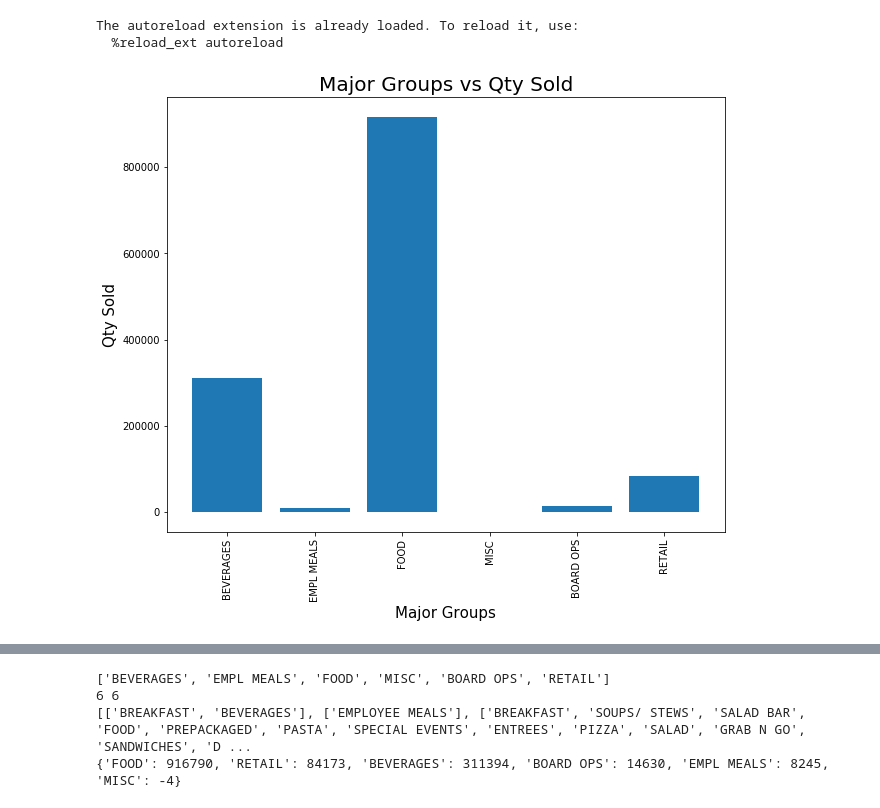
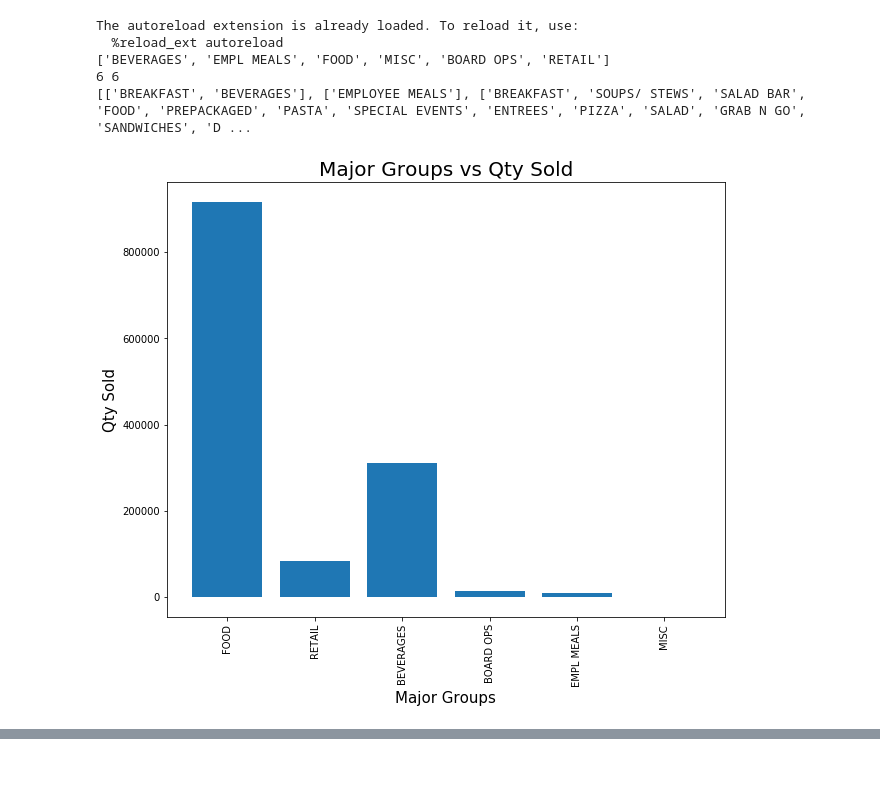
Before and after one commit to kgadgil/dining_services, a Jupyter notebook: Data_analysis.ipynb, the cells around one changed output, grey strips where cells are left out. Saved outputs shown, nothing was run; the diff lists cells and outputs as text; code cells hidden in the pictures; blank space fills up the shorter version.

Commit message:
removed plot_list func, removed qty_per_grp coz dict takes care of that

```diff
--- a/Data_analysis.ipynb
+++ b/Data_analysis.ipynb
@@ -32,27 +32,14 @@ def unique_list(data):
     unique_items = list(set(data))
     return unique_items
 
-def plot(data_x, data_y, xlabel, ylabel, title):
-    '''
-    Plot graphs of group vs quantity sold
-    '''
-    idx = np.arange(len(data_x))
-    plt.bar(idx, data_y)
-    plt.xlabel(xlabel, fontsize=15)
-    plt.ylabel(ylabel, fontsize=15)
-    plt.xticks(idx, data_x, fontsize=10, rotation=90)
-    plt.title(title, fontsize=20)
-    plt.show()
-
 def plot_dict(d, xlabel, ylabel, title):
     '''
     Plot graphs of group vs quantity sold
     '''
     plt.bar(range(len(d)), list(d.values()), align='center')
-    plt.xticks(range(len(d)), list(d.keys()))
+    plt.xticks(range(len(d)), list(d.keys()),rotation=90)
     plt.xlabel(xlabel, fontsize=15)
     plt.ylabel(ylabel, fontsize=15)
-    #plt.xticks(idx, data_x, fontsize=10, rotation=90)
     plt.title(title, fontsize=20)
     plt.show()
 
@@ -65,20 +52,6 @@ def matching_indices(data_arr, keyword) :
         if x == keyword:
             idx.append(i)
     return idx
-
-def qty_for_grp(grp_data, qty_data) :
-    '''
-    Combine qty sold for major/family groups
-    '''
-    unique_groups = unique_list(grp_data)
-    grp_qty = []
-    for grp in unique_groups:
-        idx = matching_indices(grp_data, grp)
-        per_grp_sum = 0
-        for i in idx :
-            per_grp_sum += qty_data[i]
-        grp_qty.append(per_grp_sum)
-    return grp_qty
 
 def grouping(grp_data, subgroups):
     unique_groups = unique_list(grp_data)
@@ -100,52 +73,43 @@ def insert_dict(d, key_arr,val_arr):
 def nested_dict(d, key_arr1,val_arr1, key_arr2, val_arr2):
     for idx, itm in enumerate(key_arr1):
         if itm in d:
             val = d[itm]
             val = insert_dict(val, key_arr2, val_arr2)
             d[itm] = val
         else:
             val = {}
             val = insert_dict(val, key_arr2, val_arr2)
             d[itm] = val
     return d
+
 def main():
     train_path = 'data/f2018.csv'
     data = csv_to_np_arr(train_path)
 
     menu_items = data[1:-1, 0]
     family = data[1:-1, 1]
     major = data[1:-1, 2]
     qty_sold = data[1:-1, 3].astype(int)       #qty_sold as int datatype for plotting and processing
     #plot(menu_items, menu_qty_sold, 'Menu Items', 'Qty Sold', 'Menu Items vs Qty Sold')
 
-    mgrp_qty = qty_for_grp(major, qty_sold)
-    unique_major = unique_list(major)
-    plot(unique_major, mgrp_qty, 'Major Groups', 'Qty Sold', 'Major Groups vs Qty Sold')
-
-    fgrp_qty = qty_for_grp(family, qty_sold)
-    unique_family = unique_list(family)
-    plot(unique_family, fgrp_qty, 'Family Groups', 'Qty Sold', 'Family Groups vs Qty Sold')
-
     sublist = grouping(major, family)
-    print(unique_major)
-    print(len(sublist), len(unique_major))
+    print(unique_list(major))
+    print(len(sublist), len(unique_list(major)))
     print(sublist)
 
-    idx = []
-    for grp in unique_major:
-        idx.append(matching_indices(major,grp))
-
-    #for i in range(len(idx)):
-    #    print('length',len(idx[i]))
-    d = {}
-    d = insert_dict(d, major, qty_sold)
-    #d = nested_dict(d, major, qty_sold, family, qty_sold)
-    print(d)
-    plot_dict(d, 'Major Groups', 'Qty Sold', 'Major Groups vs Qty Sold')
+    d_mg = {}
+    d_mg = insert_dict(d_mg, major, qty_sold)
+    plot_dict(d_mg, 'Major Groups', 'Qty Sold', 'Major Groups vs Qty Sold')
+    d_fg = {}
+    d_fg = insert_dict(d_fg, family, qty_sold)
+    plot_dict(d_fg, 'Family Groups', 'Qty Sold', 'Family Groups vs Qty Sold')
 
 if __name__ == '__main__':
     main()
 # %% [output]
 The autoreload extension is already loaded. To reload it, use:
   %reload_ext autoreload
+['BEVERAGES', 'EMPL MEALS', 'FOOD', 'MISC', 'BOARD OPS', 'RETAIL']
+6 6
+[['BREAKFAST', 'BEVERAGES'], ['EMPLOYEE MEALS'], ['BREAKFAST', 'SOUPS/ STEWS', 'SALAD BAR', 'FOOD', 'PREPACKAGED', 'PASTA', 'SPECIAL EVENTS', 'ENTREES', 'PIZZA', 'SALAD', 'GRAB N GO', 'SANDWICHES', 'D ...
-[figure, old version]
+[figure, new version]
@@ -153,4 +116,0 @@ The autoreload extension is already loaded. To reload it, use:
-['BEVERAGES', 'EMPL MEALS', 'FOOD', 'MISC', 'BOARD OPS', 'RETAIL']
-6 6
-[['BREAKFAST', 'BEVERAGES'], ['EMPLOYEE MEALS'], ['BREAKFAST', 'SOUPS/ STEWS', 'SALAD BAR', 'FOOD', 'PREPACKAGED', 'PASTA', 'SPECIAL EVENTS', 'ENTREES', 'PIZZA', 'SALAD', 'GRAB N GO', 'SANDWICHES', 'D ...
-{'FOOD': 916790, 'RETAIL': 84173, 'BEVERAGES': 311394, 'BOARD OPS': 14630, 'EMPL MEALS': 8245, 'MISC': -4}
```
Also changed, not shown: parts of 1 cell of this notebook.
